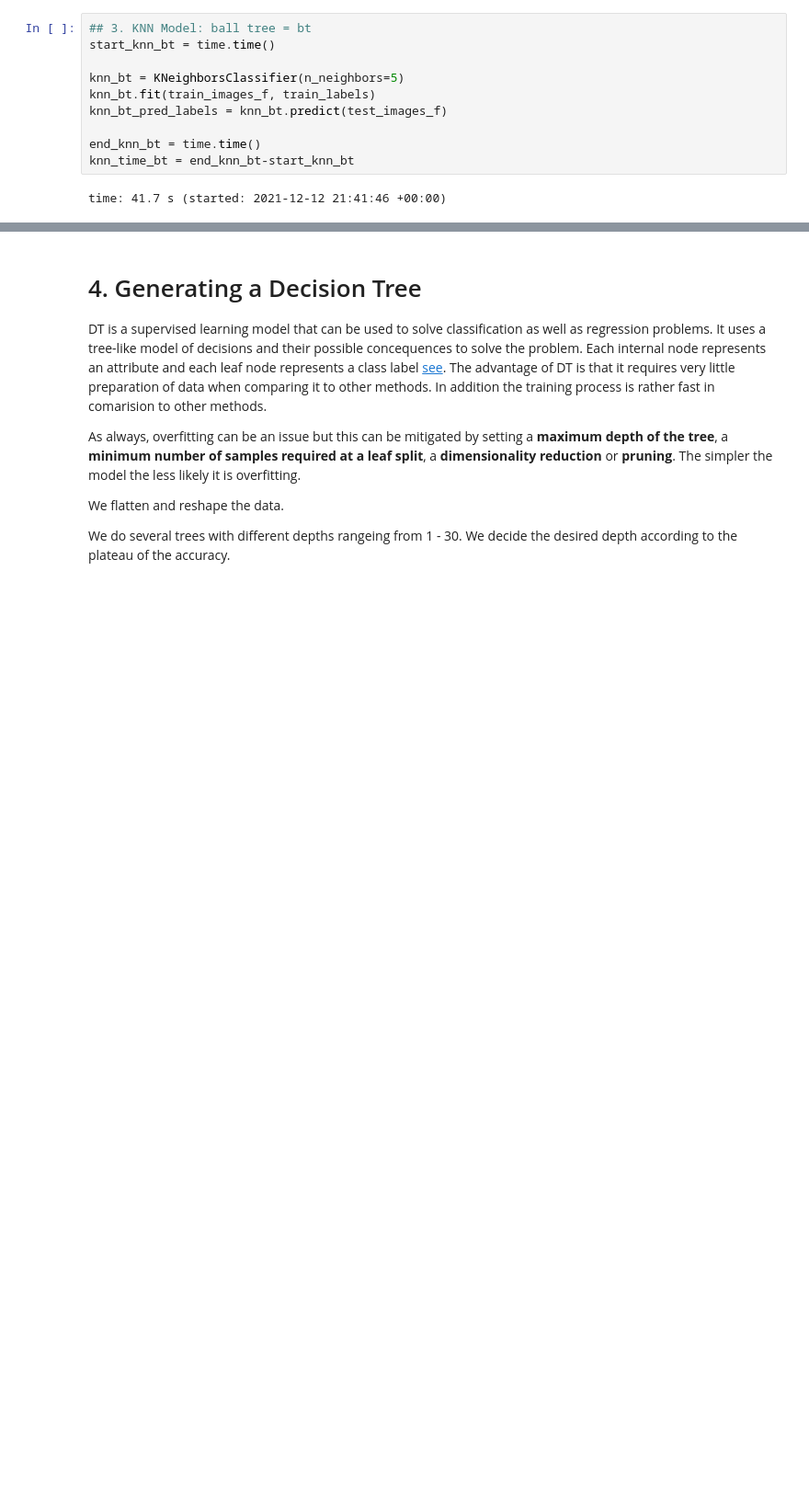
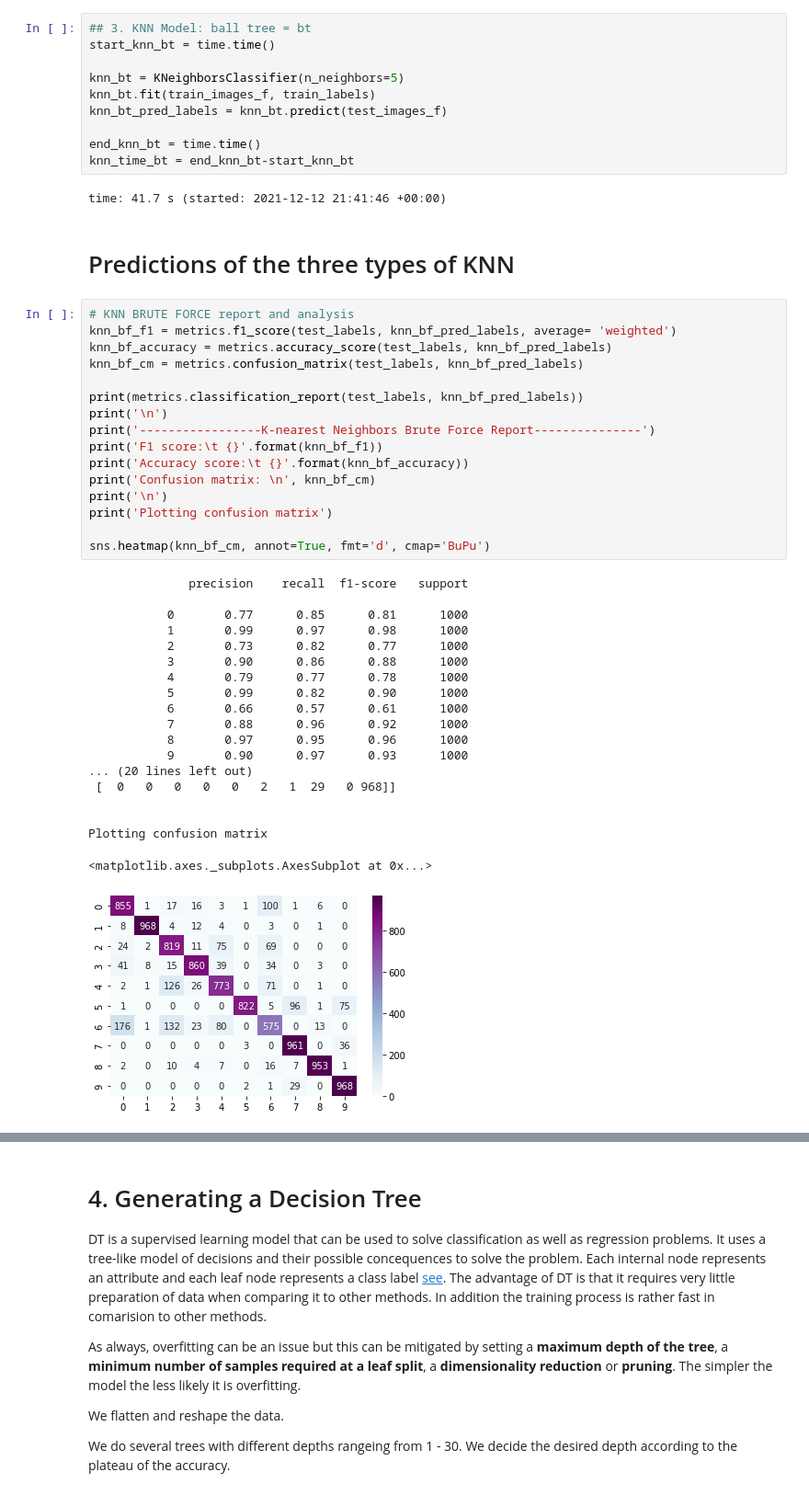
Before and after one commit to ilante/AML_91934_exam, a Jupyter notebook: Englander_AML_1_and_2.ipynb, the cells around one changed output, grey strips where cells are left out. Shown at 92% size. Saved outputs shown, nothing was run; the diff lists cells and outputs as text; blank space fills up the shorter version.

Commit message:
knn results print

```diff
--- a/Englander_AML_1_and_2.ipynb
+++ b/Englander_AML_1_and_2.ipynb
@@ -1003,3 +1005,41 @@ end_knn_bt = time.time()
 knn_time_bt = end_knn_bt-start_knn_bt
 # %% [output]
 time: 41.7 s (started: 2021-12-12 21:41:46 +00:00)
+# %% [markdown]
+# Predictions of the three types of KNN
+# %%
+# KNN BRUTE FORCE report and analysis
+knn_bf_f1 = metrics.f1_score(test_labels, knn_bf_pred_labels, average= 'weighted')
+knn_bf_accuracy = metrics.accuracy_score(test_labels, knn_bf_pred_labels)
+knn_bf_cm = metrics.confusion_matrix(test_labels, knn_bf_pred_labels)
+
+print(metrics.classification_report(test_labels, knn_bf_pred_labels))
+print('\n')
+print('-----------------K-nearest Neighbors Brute Force Report---------------')
+print('F1 score:\t {}'.format(knn_bf_f1))
+print('Accuracy score:\t {}'.format(knn_bf_accuracy))
+print('Confusion matrix: \n', knn_bf_cm)
+print('\n')
+print('Plotting confusion matrix')
+
+sns.heatmap(knn_bf_cm, annot=True, fmt='d', cmap='BuPu')
+# %% [output]
+              precision    recall  f1-score   support
+
+           0       0.77      0.85      0.81      1000
+           1       0.99      0.97      0.98      1000
+           2       0.73      0.82      0.77      1000
+           3       0.90      0.86      0.88      1000
+           4       0.79      0.77      0.78      1000
+           5       0.99      0.82      0.90      1000
+           6       0.66      0.57      0.61      1000
+           7       0.88      0.96      0.92      1000
+           8       0.97      0.95      0.96      1000
+           9       0.90      0.97      0.93      1000
+... (20 lines left out)
+ [  0   0   0   0   0   2   1  29   0 968]]
+
+
+Plotting confusion matrix
+<matplotlib.axes._subplots.AxesSubplot at 0x...>
+[figure, added]
```
Also changed, not shown: parts of 8 cells of this notebook.
